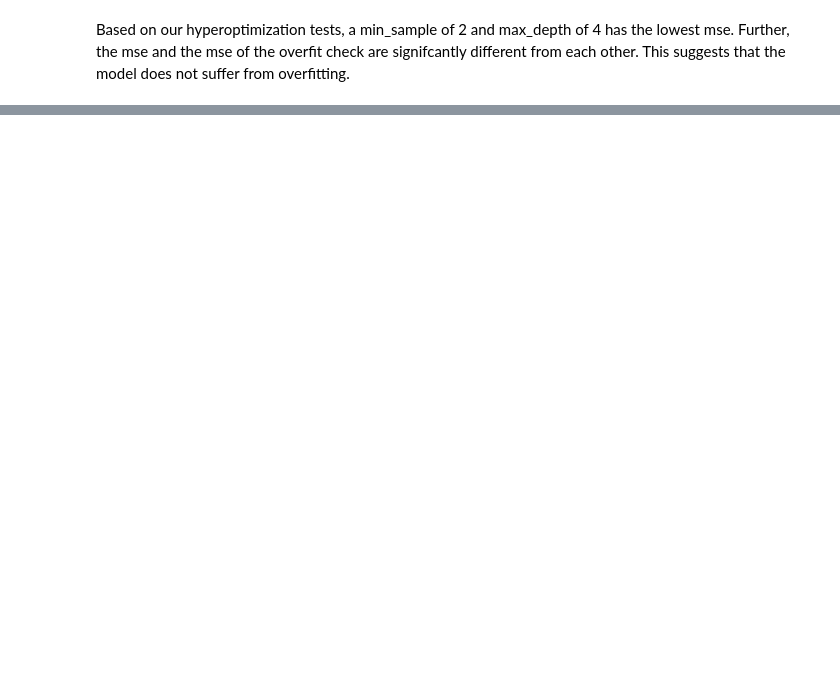
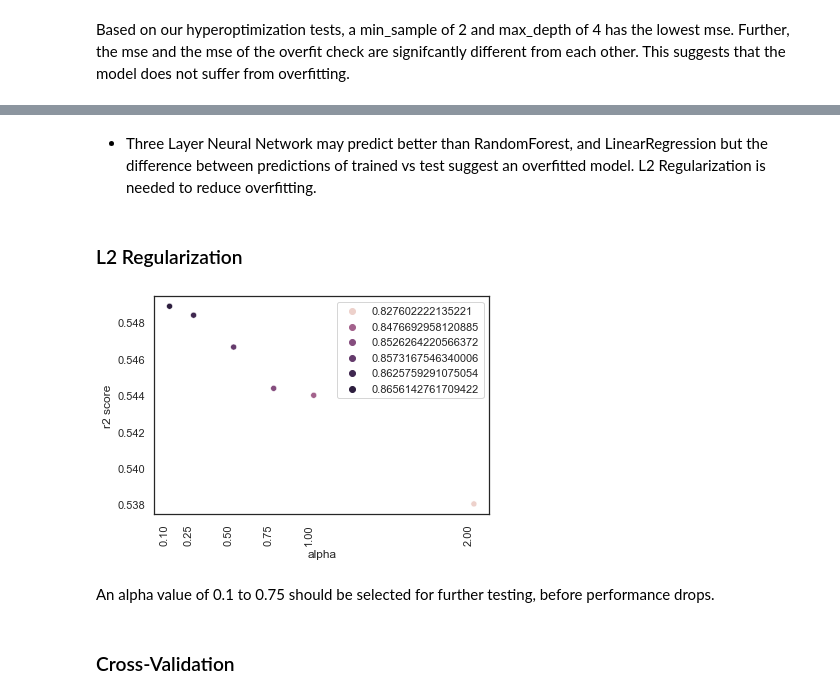
Before and after one commit to KevinDai99/Insilico-DrugDiscovery, a Jupyter notebook: MachineLearning_Models_Part_2.ipynb, the cells around one changed output, grey strips where cells are left out. Drawn from its saved outputs; the diff is of its cells as text; code cells hidden in the pictures; blank space fills up the shorter version.

Commit message:
nn model

```diff
--- a/MachineLearning_Models_Part_2.ipynb
+++ b/MachineLearning_Models_Part_2.ipynb
@@ -178,0 +259,14 @@ r2_score(Y_Pred_final, Y_test_final)
+# %%
+neural_arch = [(16,16,16), (64,64, 64), (128,128, 128), (256,256, 256)]
+table = []
+
+for neuron in neural_arch:
+    mpl = MLPRegressor(hidden_layer_sizes = neuron, activation = 'relu', solver = 'sgd', random_state= 1)
+    mpl.fit(X_train[X_train.columns], Y_train)
+    prediction = mpl.predict(X_test[X_test.columns])
+    prediction_train = mpl.predict(X_train[X_train.columns])
+
+    accuracy1 = r2_score(Y_test, prediction)
+    accuracy2 = r2_score(Y_train, prediction_train)
+
+    table.append([neuron, accuracy1, accuracy2])
@@ -178,0 +282,36 @@ r2_score(Y_Pred_final, Y_test_final)
+# %% [markdown]
+* Three Layer Neural Network may predict better than RandomForest, and LinearRegression but the difference between predictions of trained vs test suggest an overfitted model. L2 Regularization is needed to reduce overfitting.
+# %% [markdown]
+### L2 Regularization
+# %%
+alpha = [0.1, 0.25, 0.5, 0.75, 1, 2]
+
+alpha_values = []
+test_prediction = []
+train_prediction = []
+
+for a in alpha:
+    mpl = MLPRegressor(hidden_layer_sizes = (256, 256, 256), activation = 'relu', solver = 'sgd', alpha = a, random_state= 1)
+    mpl.fit(X_train[X_train.columns], Y_train)
+    prediction = mpl.predict(X_test[X_test.columns])
+    prediction_train = mpl.predict(X_train[X_train.columns])
+
+    accuracy1 = r2_score(Y_test, prediction)
+    accuracy2 = r2_score(Y_train, prediction_train)
+
+    alpha_values.append(a)
+    test_prediction.append(accuracy1)
+    train_prediction.append(accuracy2)
+# %%
+sns.scatterplot(alpha_values, test_prediction, hue = train_prediction, markers = True)
+plt.xlabel('alpha')
+plt.ylabel('r2 score')
+plt.xticks(alpha)
+plt.xticks(rotation= 90, ha='right')
+plt.show()
+# %% [output]
+[figure, added]
+# %% [markdown]
+An alpha value of 0.1 to 0.75 should be selected for further testing, before performance drops.
+# %% [markdown]
+### Cross-Validation
```
Also changed, not shown: parts of 22 cells of this notebook.
